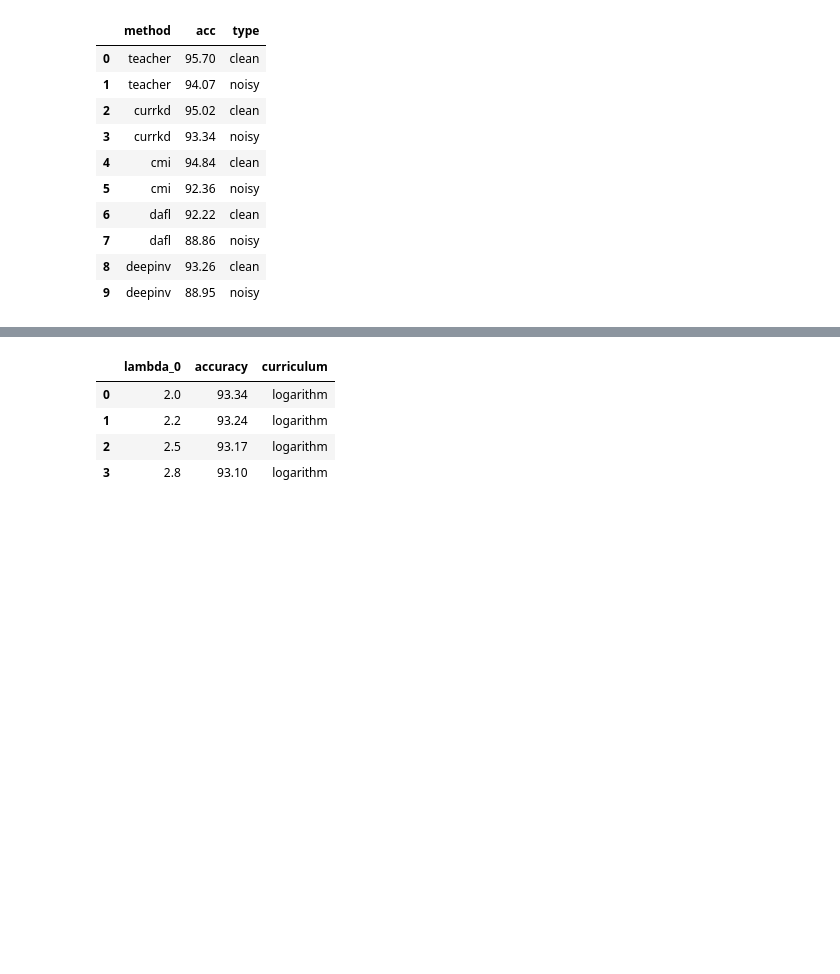
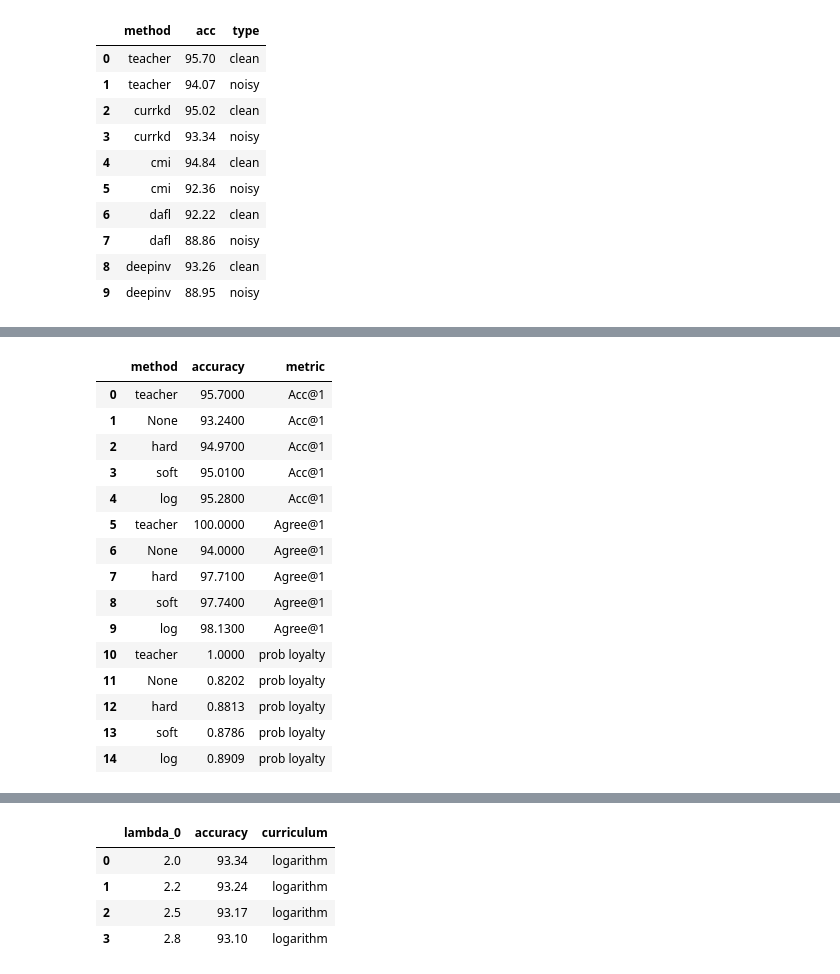
Before and after one commit to ljrprocc/DataFree, a Jupyter notebook: notebooks/Convergence Visualization.ipynb, the cells around one changed output, grey strips where cells are left out. Cells and saved outputs as stored; diff of their text form; code cells hidden in the pictures; blank space fills up the shorter version.

```diff
--- a/notebooks/Convergence Visualization.ipynb
+++ b/notebooks/Convergence Visualization.ipynb
@@ -309,0 +275,25 @@ plt.savefig('strategy.pdf')
+# %%
+curriculum_dict={
+    'method': ['teacher', 'None', 'hard', 'soft', 'log','teacher', 'None', 'hard', 'soft', 'log','teacher', 'None', 'hard', 'soft', 'log'],
+    'accuracy': [95.70, 93.24, 94.97, 95.01, 95.28, 100.00, 94.00, 97.71, 97.74, 98.13, 1.0000, 0.8202, 0.8813, 0.8786, 0.8909],
+    'metric': ['Acc@1','Acc@1','Acc@1','Acc@1','Acc@1','Agree@1','Agree@1','Agree@1','Agree@1','Agree@1','prob loyalty','prob loyalty','prob loyalty','prob loyalty','prob loyalty']
+}
+curr_df = pd.DataFrame(curriculum_dict)
+curr_df
+# %% [output]
+|  | method | accuracy | metric |
+| 0 | teacher | 95.7000 | Acc@1 |
+| 1 | None | 93.2400 | Acc@1 |
+| 2 | hard | 94.9700 | Acc@1 |
+| 3 | soft | 95.0100 | Acc@1 |
+| 4 | log | 95.2800 | Acc@1 |
+| 5 | teacher | 100.0000 | Agree@1 |
+| 6 | None | 94.0000 | Agree@1 |
+| 7 | hard | 97.7100 | Agree@1 |
+| 8 | soft | 97.7400 | Agree@1 |
+| 9 | log | 98.1300 | Agree@1 |
+| 10 | teacher | 1.0000 | prob loyalty |
+| 11 | None | 0.8202 | prob loyalty |
+| 12 | hard | 0.8813 | prob loyalty |
+| 13 | soft | 0.8786 | prob loyalty |
+| 14 | log | 0.8909 | prob loyalty |
```
Also changed, not shown: parts of 5 cells of this notebook, 35 other files.
